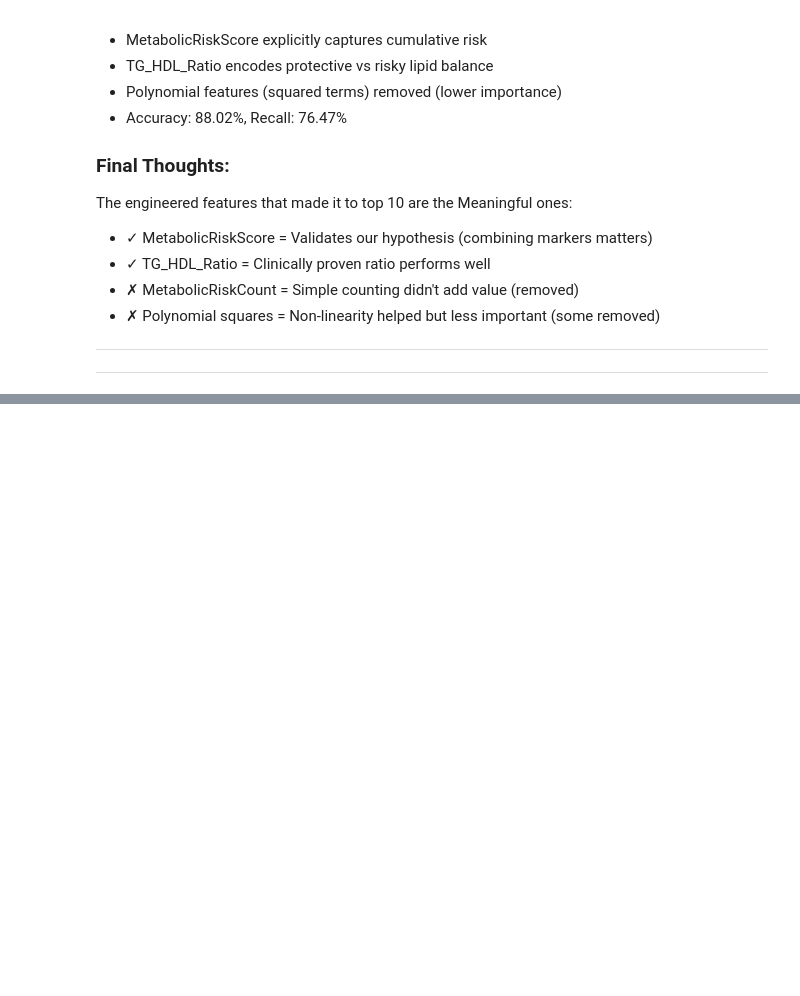
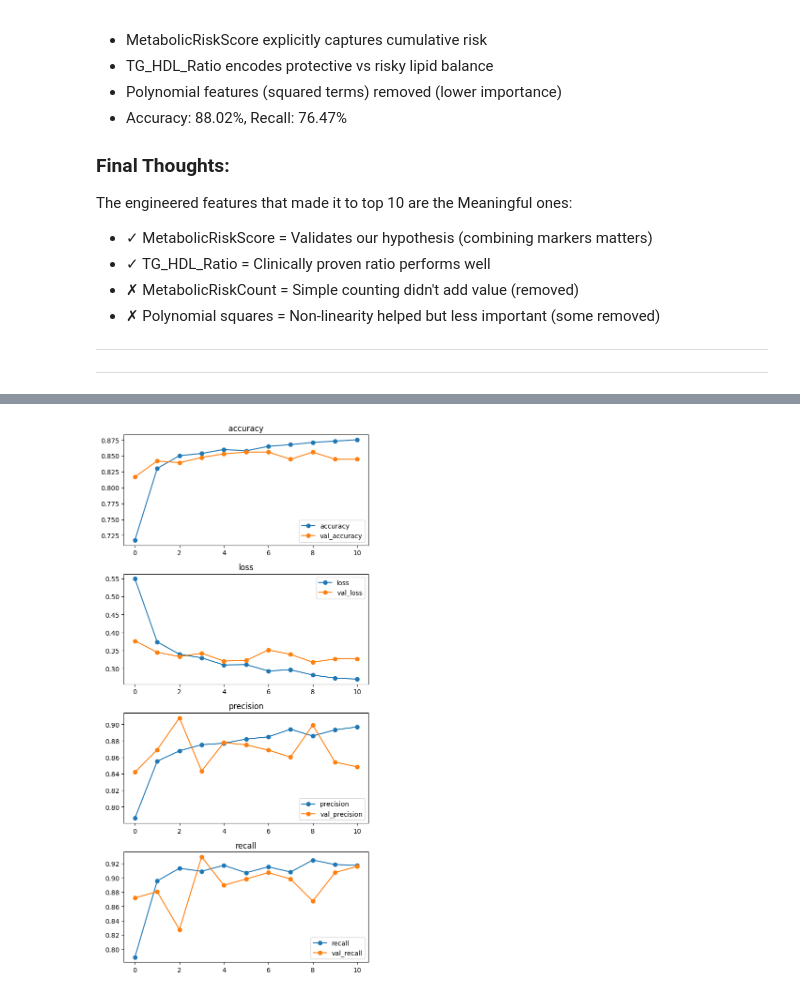
Before and after one commit to MaysNassar/-Metabolic-Syndrome-Prediction, a Jupyter notebook: Metabolic_Syndrome_Prediction.ipynb, the cells around one changed output, grey strips where cells are left out. Saved outputs shown, nothing was run; the diff lists cells and outputs as text; code cells hidden in the pictures; blank space fills up the shorter version.

```diff
--- a/Metabolic_Syndrome_Prediction.ipynb
+++ b/Metabolic_Syndrome_Prediction.ipynb
@@ -2022,0 +2079,8 @@ _______________________________
+# %%
+# Keras needs numeric labels (0/1), not strings ("MetSyn"/"No MetSyn")
+from sklearn.preprocessing import LabelEncoder
+
+le = LabelEncoder()
+y_train_enc = le.fit_transform(y_train)
+y_test_enc  = le.transform(y_test)
+print(le.classes_)
@@ -2022,0 +2215,8 @@ _______________________________
+# %%
+# Define tuner object
+tuner = kt.RandomSearch(build_model,
+                        objective='val_accuracy',
+                        max_trials=10,
+                        directory='keras_tuner_dir',
+                        project_name='metabolic_syndrome',
+                        overwrite=True)
@@ -2022,0 +2230,4 @@ _______________________________
+# %%
+# Obtain best hyperparameter value
+best_hps = tuner.get_best_hyperparameters()[0]
+best_hps.values
@@ -2022,0 +2239,14 @@ _______________________________
+# %%
+# Obtain best model
+
+best_model = tuner.hypermodel.build(best_hps)
+
+# Get the history
+
+history_best = best_model.fit(
+    X_train_processed, y_train_enc,
+    epochs=50,
+    validation_split=0.2,
+    callbacks=[EarlyStopping(monitor='val_accuracy',
+                             patience=5, verbose=1,
+                             restore_best_weights=True)])
@@ -2022,0 +2272,5 @@ _______________________________
+# %%
+# Plot learning history
+plot_history(history_best);
+# %% [output]
+[figure, added]
```
Also changed, not shown: parts of 31 cells of this notebook.
